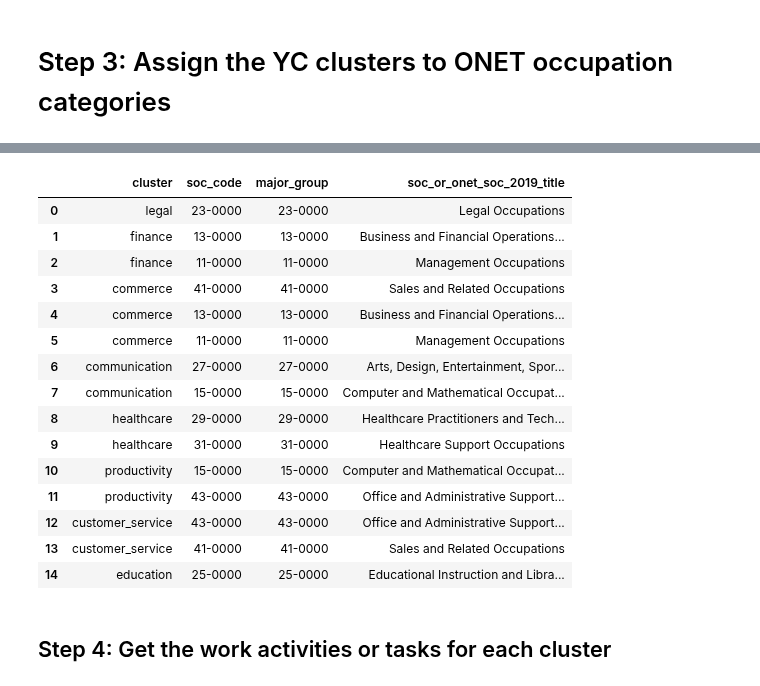
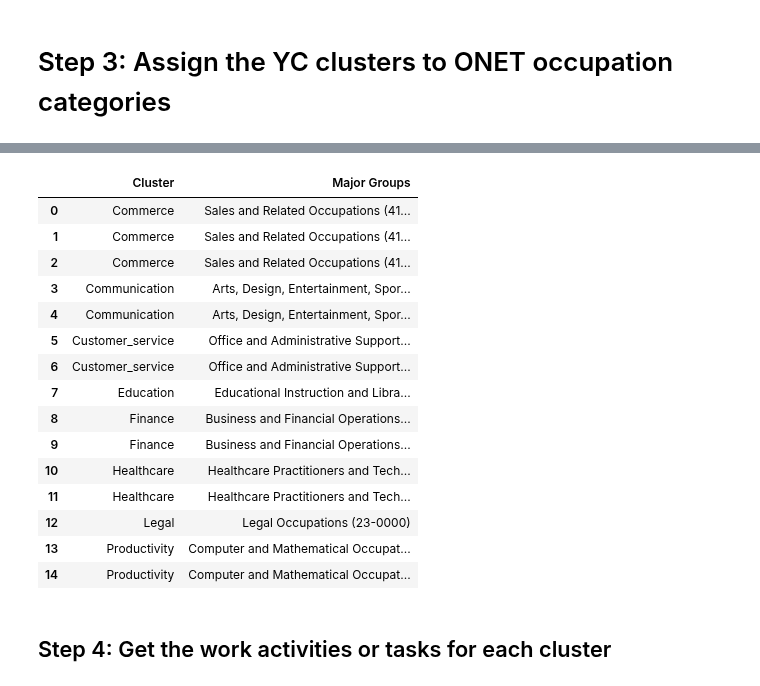
Before and after one commit to josh-ashkinaze/dvb, a Jupyter notebook: 0.2_map_onet.ipynb, the cells around one changed output, grey strips where cells are left out. Saved outputs shown, nothing was run; the diff lists cells and outputs as text; code cells hidden in the pictures.

```diff
--- a/0.2_map_onet.ipynb
+++ b/0.2_map_onet.ipynb
@@ -305,22 +330,22 @@ education: ['Educational Instruction and Library Occupations']
 # %%
-soc_df
+formatted_df
 # %% [output]
-|  | cluster | soc_code | major_group | soc_or_onet_soc_2019_title |
-| 0 | legal | 23-0000 | 23-0000 | Legal Occupations |
-| 1 | finance | 13-0000 | 13-0000 | Business and Financial Operations... |
-| 2 | finance | 11-0000 | 11-0000 | Management Occupations |
-| 3 | commerce | 41-0000 | 41-0000 | Sales and Related Occupations |
-| 4 | commerce | 13-0000 | 13-0000 | Business and Financial Operations... |
-| 5 | commerce | 11-0000 | 11-0000 | Management Occupations |
-| 6 | communication | 27-0000 | 27-0000 | Arts, Design, Entertainment, Spor... |
-| 7 | communication | 15-0000 | 15-0000 | Computer and Mathematical Occupat... |
-| 8 | healthcare | 29-0000 | 29-0000 | Healthcare Practitioners and Tech... |
-| 9 | healthcare | 31-0000 | 31-0000 | Healthcare Support Occupations |
-| 10 | productivity | 15-0000 | 15-0000 | Computer and Mathematical Occupat... |
-| 11 | productivity | 43-0000 | 43-0000 | Office and Administrative Support... |
-| 12 | customer_service | 43-0000 | 43-0000 | Office and Administrative Support... |
-| 13 | customer_service | 41-0000 | 41-0000 | Sales and Related Occupations |
-| 14 | education | 25-0000 | 25-0000 | Educational Instruction and Libra... |
+|  | Cluster | Major Groups |
+| 0 | Commerce | Sales and Related Occupations (41... |
+| 1 | Commerce | Sales and Related Occupations (41... |
+| 2 | Commerce | Sales and Related Occupations (41... |
+| 3 | Communication | Arts, Design, Entertainment, Spor... |
+| 4 | Communication | Arts, Design, Entertainment, Spor... |
+| 5 | Customer_service | Office and Administrative Support... |
+| 6 | Customer_service | Office and Administrative Support... |
+| 7 | Education | Educational Instruction and Libra... |
+| 8 | Finance | Business and Financial Operations... |
+| 9 | Finance | Business and Financial Operations... |
+| 10 | Healthcare | Healthcare Practitioners and Tech... |
+| 11 | Healthcare | Healthcare Practitioners and Tech... |
+| 12 | Legal | Legal Occupations (23-0000) |
+| 13 | Productivity | Computer and Mathematical Occupat... |
+| 14 | Productivity | Computer and Mathematical Occupat... |
 # %% [markdown]
 ## Step 4: Get the work activities or tasks for each cluster
 # %%
```
Also changed, not shown: parts of 7 cells of this notebook, 8 other files.
